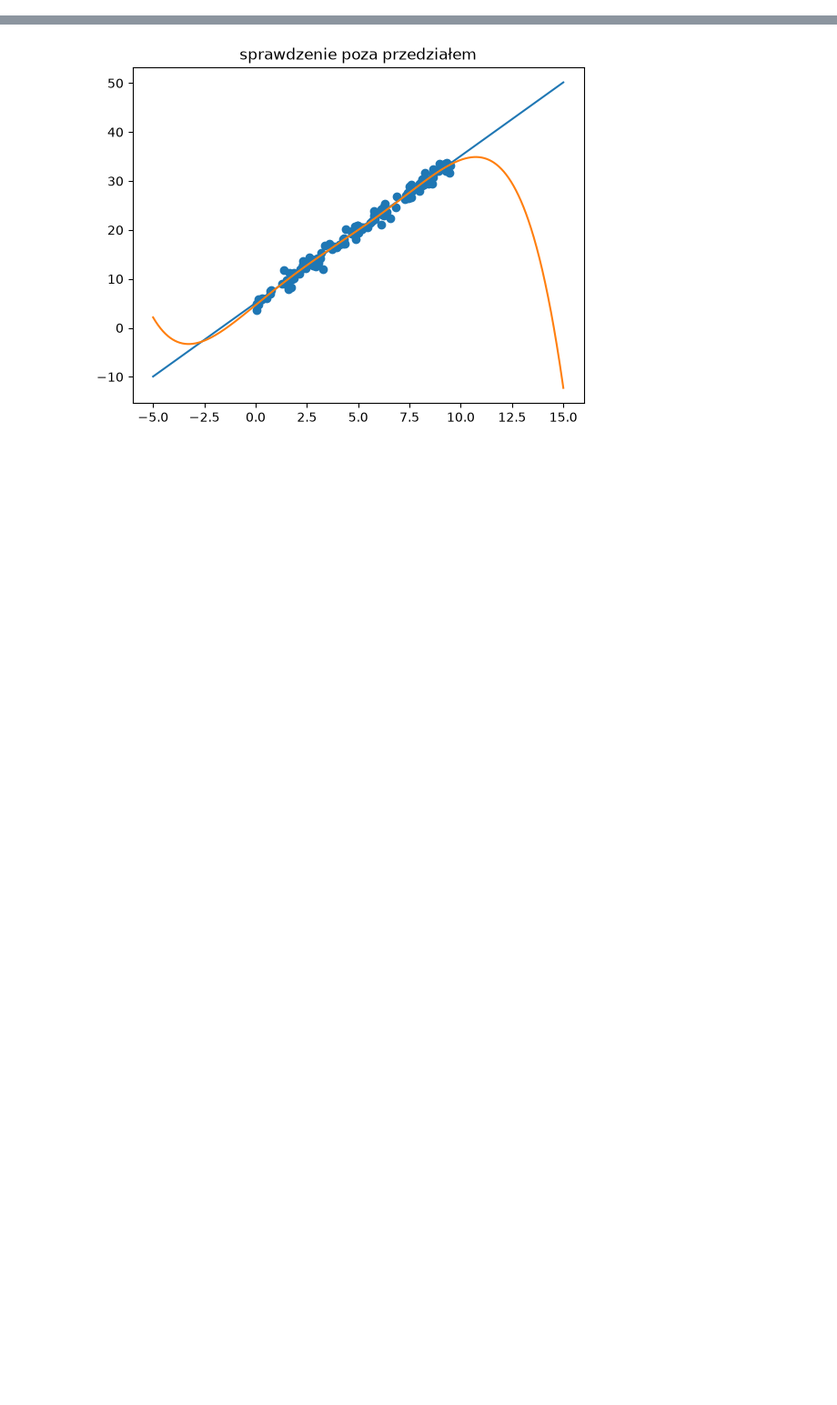
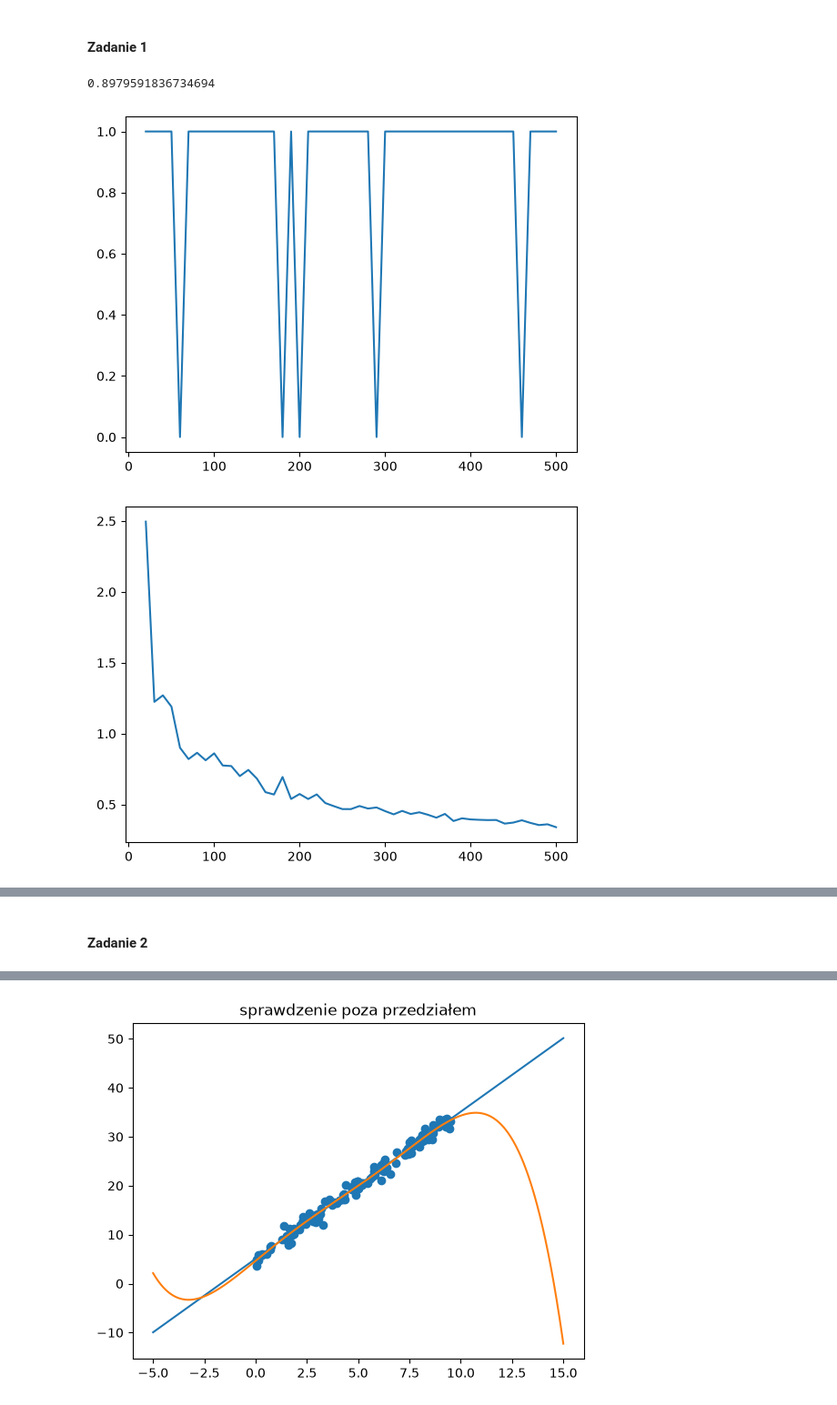
Before and after one commit to JustFren/KASzCz, a Jupyter notebook: L3.ipynb, the cells around one changed output, grey strips where cells are left out. Shown at 91% size. Saved outputs shown, nothing was run; the diff lists cells and outputs as text; code cells hidden in the pictures; blank space fills up the shorter version.

Commit message:
nie działa carlo

```diff
--- a/L3.ipynb
+++ b/L3.ipynb
@@ -20,3 +21,78 @@ def RMSE(true_val,pred_val):
     pred_val=np.asarray(pred_val)
     n=len(true_val)
     return np.sqrt( (1/n) * np.sum(np.power(true_val-pred_val,2)))
+# %% [markdown]
+#### Zadanie 1
+# %%
+sigma=(0.1,0.5,1)
+rand1=np.random.normal(0,sigma[0],12740)
+rand2=np.random.normal(0,sigma[1],12740)
+rand3=np.random.normal(0,sigma[2],12740)
+rand_by_sigma=(rand1,rand2,rand3)
+
+offset=np.cumsum([10*i for i in range(2,51)])
+offset=np.insert(offset,0,0)
+
+def beta_0_confidence_interval(alpha,est_beta_0,sigma,data):
+    mean=np.mean(data)
+    n=len(data)
+    return [est_beta_0 -(norm.ppf(1-(alpha/2))*sigma*np.sqrt((1/n)+((mean**2)/np.sum((data-mean)**2)))),
+            est_beta_0 +(norm.ppf(1-(alpha/2))*sigma*np.sqrt((1/n)+((mean**2)/np.sum((data-mean)**2))))]
+def beta_1_confidence_interval(alpha,est_beta_1,sigma,data):
+    mean=np.mean(data)
+    return [est_beta_1 -(norm.ppf(1-(alpha/2))*sigma/np.sqrt(np.sum((data-mean)**2))),
+            est_beta_1 +(norm.ppf(1-(alpha/2))*sigma/np.sqrt(np.sum((data-mean)**2)))]
+
+
+
+def gen_data(rand,n):
+    beta1=2
+    beta0=1
+    space=[i/n for i in range(n)]
+    temp_rand=rand[offset[(n//10)-2]:offset[(n//10)-1]]
+    return (space,[beta0 + (beta1 * space[i]) + temp_rand[i] for i in range(n)])
+
+def monte_carlo_1(which_sig,M):
+    out_0=[]
+    out_1=[]
+    for j in range(2,51):
+        interval_len_0=[]
+        interval_len_1=[]
+        counter_beta_0=0
+        counter_beta_1=0
+        for i in range(M):
+            space,data=gen_data(rand_by_sigma[which_sig],10*j)
+            beta_1,beta_0=lin_reg(space,data)
+            conf_int_0 = beta_0_confidence_interval(0.05,beta_0,sigma[which_sig],data)
+            conf_int_1 = beta_1_confidence_interval(0.05,beta_1,sigma[which_sig],data)
+            if conf_int_0[1]>1 and conf_int_0[0]<1:
+                counter_beta_0+=1
+            if conf_int_1[1]>2 and conf_int_1[0]<2:
+                counter_beta_1+=1
+            #print(10*j,conf_int_0[0],conf_int_0[0]<1,conf_int_0[1],conf_int_0[1]>1,counter_beta_0)
+            interval_len_0.append(conf_int_0[1]-conf_int_0[0])
+            interval_len_1.append(conf_int_1[1]-conf_int_0[0])
+        temp_0=(10*j,which_sig,counter_beta_0/M,np.mean(interval_len_0))
+        temp_1=(10*j,which_sig,counter_beta_1/M,np.mean(interval_len_1))
+        out_0.append(temp_0)
+        out_1.append(temp_1)
+    return np.asarray(out_0),np.asarray(out_1)
+
+
+data_0,data_1=monte_carlo_1(2,100)
+data_0=np.hsplit(data_0,4)
+data_1=np.hsplit(data_1,4)
+print(np.mean(data_0[2]))
+plt.plot(data_0[0],data_0[2])
+plt.show()
+
+plt.plot(data_0[0],data_0[3])
+plt.show()
+
+
+plt.plot(data_1[0],data_1[3])
+plt.show()
+# %% [output]
+0.8979591836734694
+[figure, added]
+[figure, added]
@@ -23 +100,3 @@ def RMSE(true_val,pred_val):
+# %% [markdown]
+#### Zadanie 2
 # %%
```
Also changed, not shown: parts of 4 cells of this notebook.
